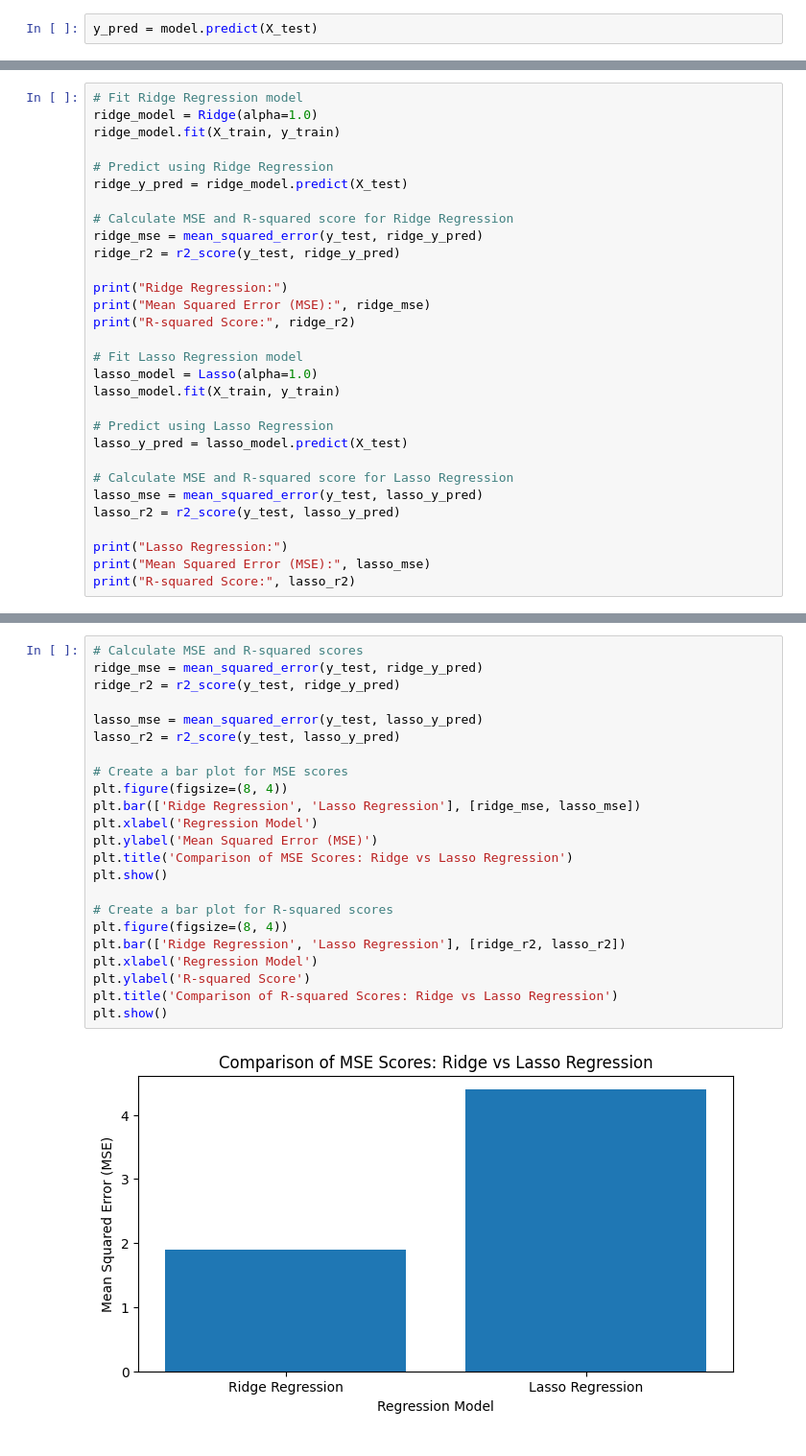
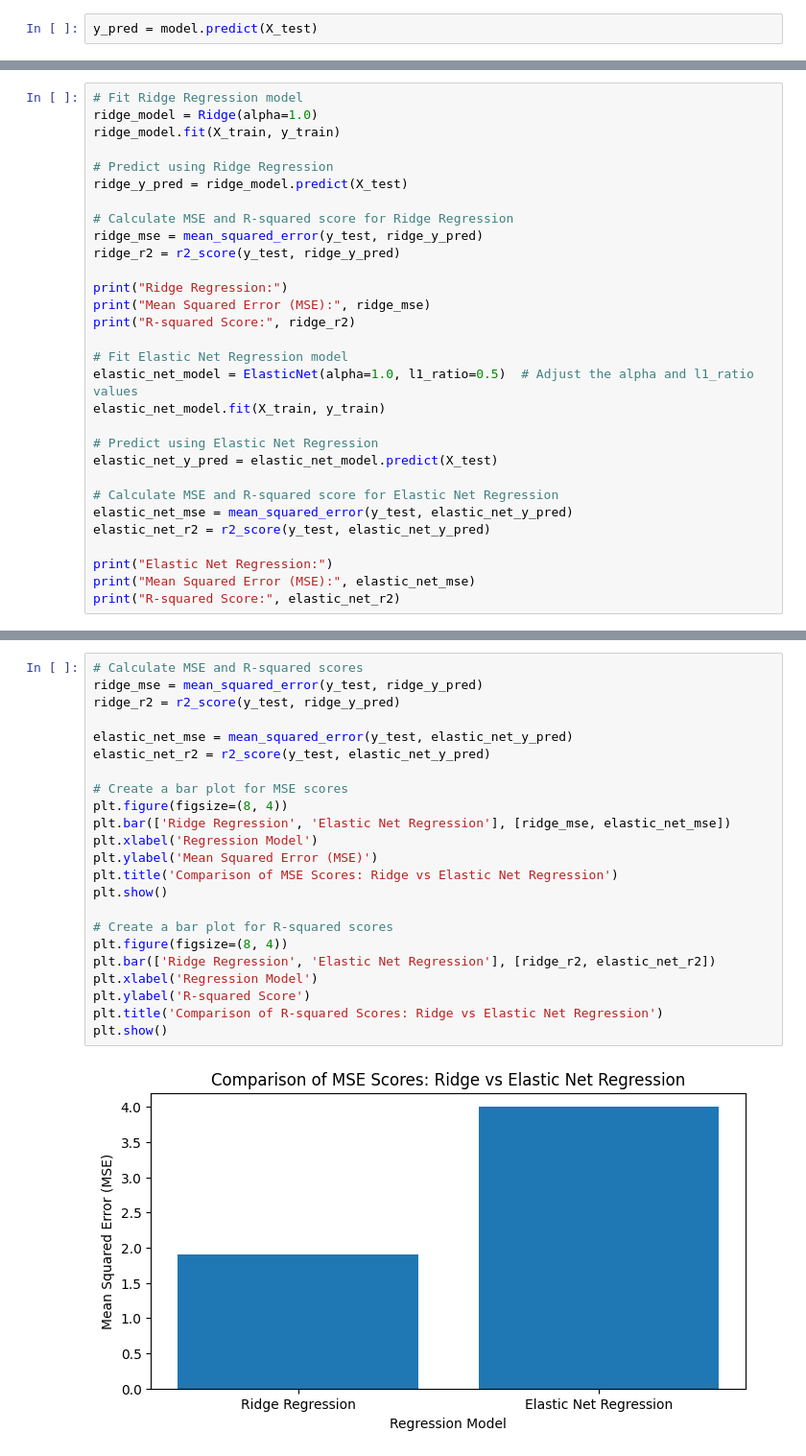
Before and after one commit to lohitkolluri/mental_health_fitness_tracker, a Jupyter notebook: mental_health_tracker.ipynb, the cells around one changed output, grey strips where cells are left out. Shown at 96% size. Drawn from its saved outputs; the diff is of its cells as text.

Commit message:
Added Elastic Net Regression & making documentation

```diff
--- a/mental_health_tracker.ipynb
+++ b/mental_health_tracker.ipynb
@@ -109,20 +143,20 @@ print("Ridge Regression:")
 print("Mean Squared Error (MSE):", ridge_mse)
 print("R-squared Score:", ridge_r2)
 
-# Fit Lasso Regression model
-lasso_model = Lasso(alpha=1.0)
-lasso_model.fit(X_train, y_train)
+# Fit Elastic Net Regression model
+elastic_net_model = ElasticNet(alpha=1.0, l1_ratio=0.5)  # Adjust the alpha and l1_ratio values
+elastic_net_model.fit(X_train, y_train)
 
-# Predict using Lasso Regression
-lasso_y_pred = lasso_model.predict(X_test)
+# Predict using Elastic Net Regression
+elastic_net_y_pred = elastic_net_model.predict(X_test)
 
-# Calculate MSE and R-squared score for Lasso Regression
-lasso_mse = mean_squared_error(y_test, lasso_y_pred)
-lasso_r2 = r2_score(y_test, lasso_y_pred)
+# Calculate MSE and R-squared score for Elastic Net Regression
+elastic_net_mse = mean_squared_error(y_test, elastic_net_y_pred)
+elastic_net_r2 = r2_score(y_test, elastic_net_y_pred)
 
-print("Lasso Regression:")
-print("Mean Squared Error (MSE):", lasso_mse)
-print("R-squared Score:", lasso_r2)
+print("Elastic Net Regression:")
+print("Mean Squared Error (MSE):", elastic_net_mse)
+print("R-squared Score:", elastic_net_r2)
 # %% [output]
 Ridge Regression:
 Mean Squared Error (MSE): 1.900177686158299
@@ -135,25 +170,25 @@ R-squared Score: 0.14009379626950635
 # %%
 # Calculate MSE and R-squared scores
 ridge_mse = mean_squared_error(y_test, ridge_y_pred)
 ridge_r2 = r2_score(y_test, ridge_y_pred)
 
-lasso_mse = mean_squared_error(y_test, lasso_y_pred)
-lasso_r2 = r2_score(y_test, lasso_y_pred)
+elastic_net_mse = mean_squared_error(y_test, elastic_net_y_pred)
+elastic_net_r2 = r2_score(y_test, elastic_net_y_pred)
 
 # Create a bar plot for MSE scores
 plt.figure(figsize=(8, 4))
-plt.bar(['Ridge Regression', 'Lasso Regression'], [ridge_mse, lasso_mse])
+plt.bar(['Ridge Regression', 'Elastic Net Regression'], [ridge_mse, elastic_net_mse])
 plt.xlabel('Regression Model')
 plt.ylabel('Mean Squared Error (MSE)')
-plt.title('Comparison of MSE Scores: Ridge vs Lasso Regression')
+plt.title('Comparison of MSE Scores: Ridge vs Elastic Net Regression')
 plt.show()
 
 # Create a bar plot for R-squared scores
 plt.figure(figsize=(8, 4))
-plt.bar(['Ridge Regression', 'Lasso Regression'], [ridge_r2, lasso_r2])
+plt.bar(['Ridge Regression', 'Elastic Net Regression'], [ridge_r2, elastic_net_r2])
 plt.xlabel('Regression Model')
 plt.ylabel('R-squared Score')
-plt.title('Comparison of R-squared Scores: Ridge vs Lasso Regression')
+plt.title('Comparison of R-squared Scores: Ridge vs Elastic Net Regression')
 plt.show()
 # %% [output]
-[figure, old version]
+[figure, new version]
```
Also changed, not shown: parts of 23 cells of this notebook.
